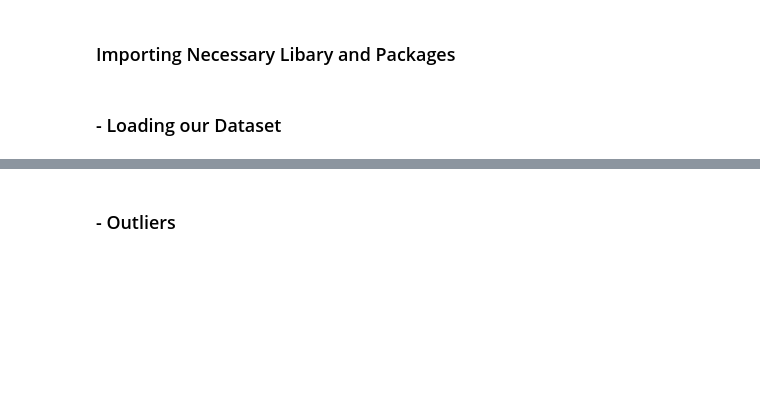
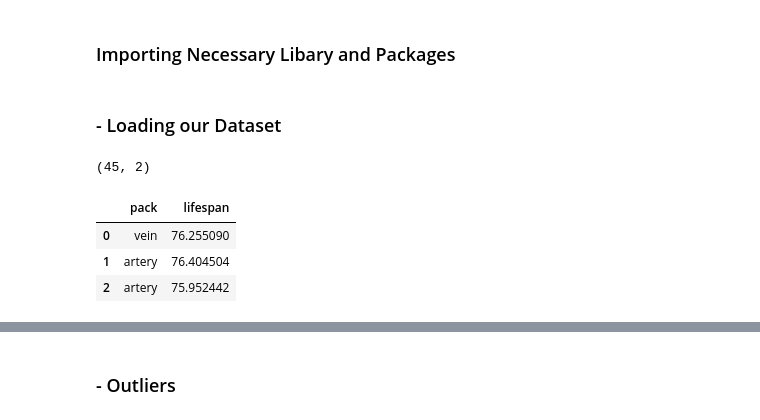
Before and after one commit to Alyxx-The-Sniper/Statistics, a Jupyter notebook: Hypothesis.ipynb, the cells around one changed output, grey strips where cells are left out. Drawn from its saved outputs; the diff is of its cells as text; code cells hidden in the pictures; blank space fills up the shorter version.

```diff
--- a/Hypothesis.ipynb
+++ b/Hypothesis.ipynb
@@ -35,6 +35,17 @@ import seaborn as sns
 import scipy.stats as stats
 # %% [markdown]
 ### - Loading our Dataset
+# %%
+url = 'https://raw.githubusercontent.com/Alyxx-The-Sniper/Statistics/main/dataset_files/familiar_lifespan.csv'
+df = pd.read_csv(url)
+print(df.shape)
+df.head(3)
+# %% [output]
+(45, 2)
+|  | pack | lifespan |
+| 0 | vein | 76.255090 |
+| 1 | artery | 76.404504 |
+| 2 | artery | 75.952442 |
 # %%
 #
 df = pd.read_csv('dataset_files/familiar_lifespan.csv')
```
Also changed, not shown: parts of 3 cells of this notebook, 1 other file.
